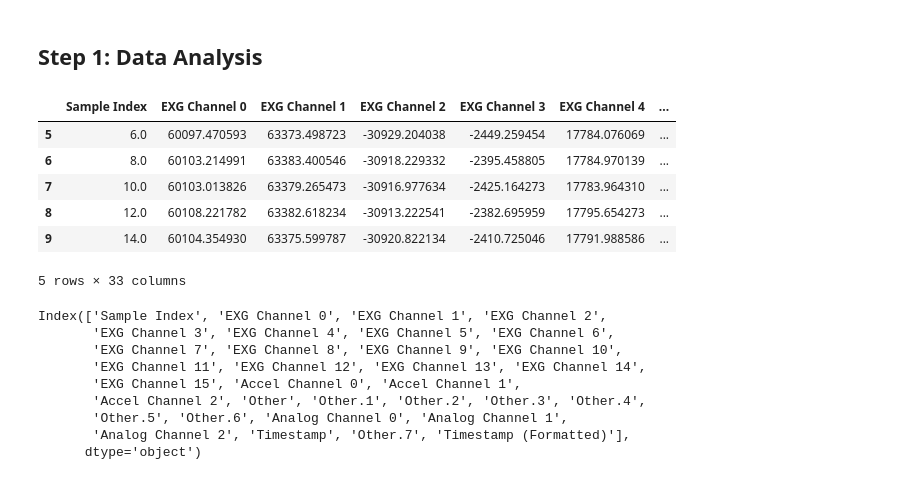
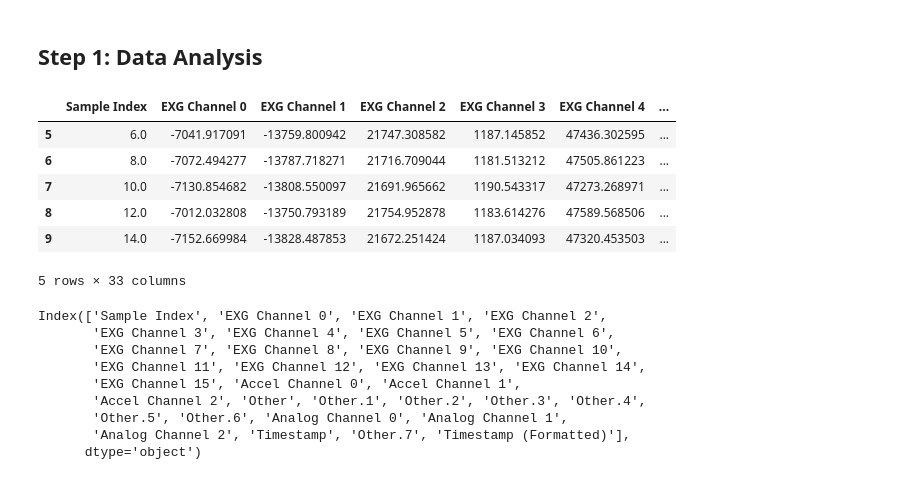
Before and after one commit to cosmicdonut1/NEvol-project, a Jupyter notebook: Sandbox/denoising and filtering.ipynb, the cells around one changed output. Drawn from its saved outputs; the diff is of its cells as text; code cells hidden in the pictures.

```diff
--- a/Sandbox/denoising and filtering.ipynb
+++ b/Sandbox/denoising and filtering.ipynb
@@ -12,17 +12,17 @@ import torch.nn as nn
 # %% [markdown]
 ## Step 1: Data Analysis
 # %%
-df = pd.read_csv(r"C:\Users\Admin\Downloads\OpenBCI-RAW-2024-02-02_15-01-41.txt", comment='%')
+df = pd.read_csv(r"D:\Code\NEvol_git\Sandbox\Raw Data - 02052024\OpenBCISession_2024-02-09_11-10-01\OpenBCI-RAW-2024-02-09_11-31-53.txt", comment='%')
 df = df.rename(columns=lambda x: x.strip())
 df = df[5:]
 df.head()
 # %% [output]
 |  | Sample Index | EXG Channel 0 | EXG Channel 1 | EXG Channel 2 | EXG Channel 3 | EXG Channel 4 | ... |
-| 5 | 6.0 | 60097.470593 | 63373.498723 | -30929.204038 | -2449.259454 | 17784.076069 | ... |
-| 6 | 8.0 | 60103.214991 | 63383.400546 | -30918.229332 | -2395.458805 | 17784.970139 | ... |
-| 7 | 10.0 | 60103.013826 | 63379.265473 | -30916.977634 | -2425.164273 | 17783.964310 | ... |
-| 8 | 12.0 | 60108.221782 | 63382.618234 | -30913.222541 | -2382.695959 | 17795.654273 | ... |
-| 9 | 14.0 | 60104.354930 | 63375.599787 | -30920.822134 | -2410.725046 | 17791.988586 | ... |
+| 5 | 6.0 | -7041.917091 | -13759.800942 | 21747.308582 | 1187.145852 | 47436.302595 | ... |
+| 6 | 8.0 | -7072.494277 | -13787.718271 | 21716.709044 | 1181.513212 | 47505.861223 | ... |
+| 7 | 10.0 | -7130.854682 | -13808.550097 | 21691.965662 | 1190.543317 | 47273.268971 | ... |
+| 8 | 12.0 | -7012.032808 | -13750.793189 | 21754.952878 | 1183.614276 | 47589.568506 | ... |
+| 9 | 14.0 | -7152.669984 | -13828.487853 | 21672.251424 | 1187.034093 | 47320.453503 | ... |
 5 rows × 33 columns
 # %%
 df.columns
```
Also changed, not shown: parts of 11 cells of this notebook.
